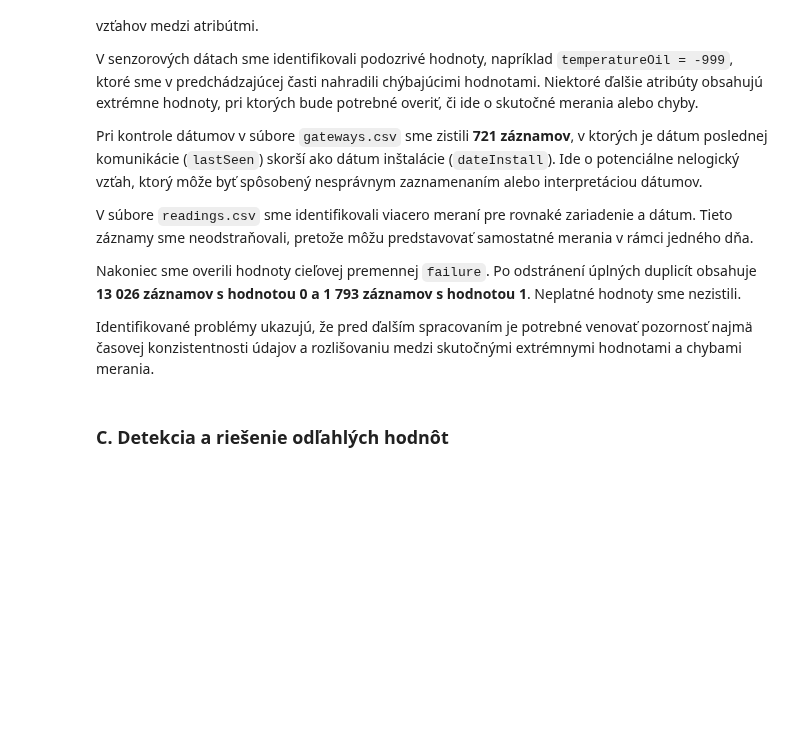
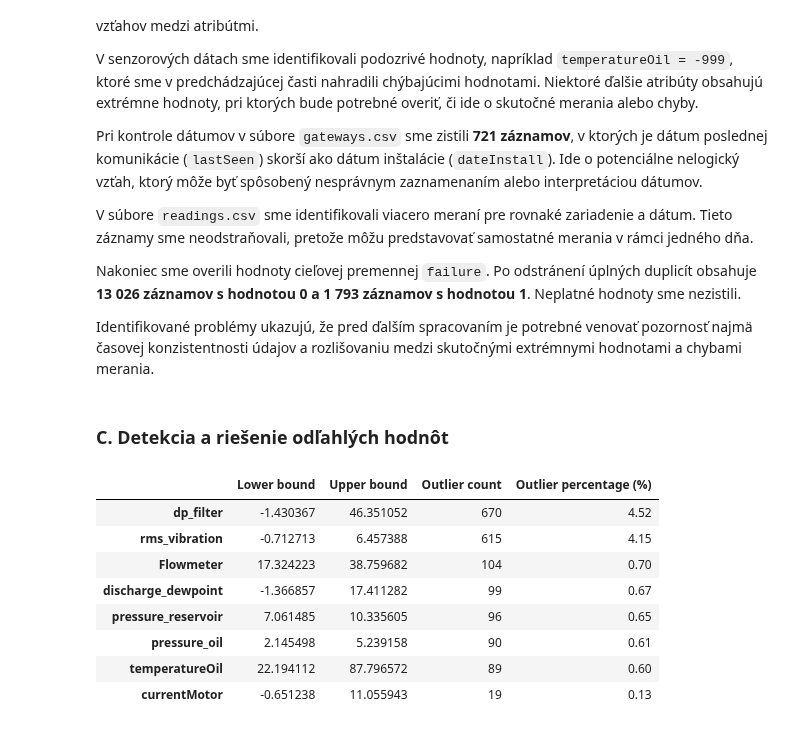
Before and after one commit to viktoriiabondarets/iau_project, a Jupyter notebook: notebooks/faza1.ipynb, the cells around one changed output. Saved outputs shown, nothing was run; the diff lists cells and outputs as text; code cells hidden in the pictures; blank space fills up the shorter version.

```diff
--- a/notebooks/faza1.ipynb
+++ b/notebooks/faza1.ipynb
@@ -954,3 +954,38 @@ Nakoniec sme overili hodnoty cieľovej premennej `failure`. Po odstránení úpl
 Identifikované problémy ukazujú, že pred ďalším spracovaním je potrebné venovať pozornosť najmä časovej konzistentnosti údajov a rozlišovaniu medzi skutočnými extrémnymi hodnotami a chybami merania.
 # %% [markdown]
 ### C. Detekcia a riešenie odľahlých hodnôt
+# %%
+q1 = readings_clean[sensor_attributes].quantile(0.25)
+q3 = readings_clean[sensor_attributes].quantile(0.75)
+iqr = q3 - q1
+
+lower_bounds = q1 - 1.5 * iqr
+upper_bounds = q3 + 1.5 * iqr
+
+outlier_mask = (
+    (readings_clean[sensor_attributes] < lower_bounds) |
+    (readings_clean[sensor_attributes] > upper_bounds)
+)
+
+outlier_summary = pd.DataFrame({
+    "Lower bound": lower_bounds,
+    "Upper bound": upper_bounds,
+    "Outlier count": outlier_mask.sum(),
+    "Outlier percentage (%)": (
+        outlier_mask.sum() / len(readings_clean) * 100
+    ).round(2)
+})
+
+display(outlier_summary.sort_values(
+    "Outlier percentage (%)", ascending=False
+))
+# %% [output]
+|  | Lower bound | Upper bound | Outlier count | Outlier percentage (%) |
+| dp_filter | -1.430367 | 46.351052 | 670 | 4.52 |
+| rms_vibration | -0.712713 | 6.457388 | 615 | 4.15 |
+| Flowmeter | 17.324223 | 38.759682 | 104 | 0.70 |
+| discharge_dewpoint | -1.366857 | 17.411282 | 99 | 0.67 |
+| pressure_reservoir | 7.061485 | 10.335605 | 96 | 0.65 |
+| pressure_oil | 2.145498 | 5.239158 | 90 | 0.61 |
+| temperatureOil | 22.194112 | 87.796572 | 89 | 0.60 |
+| currentMotor | -0.651238 | 11.055943 | 19 | 0.13 |
```
Also changed, not shown: parts of 7 cells of this notebook.
